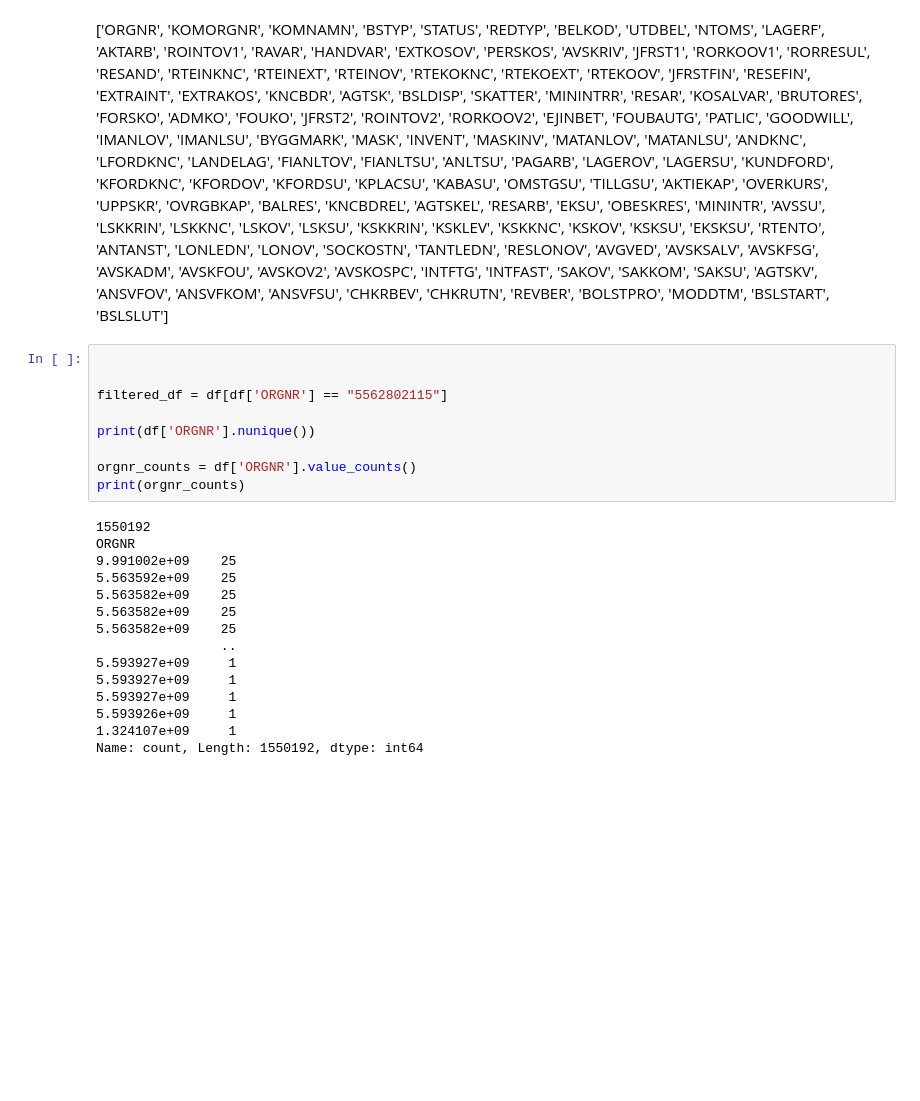
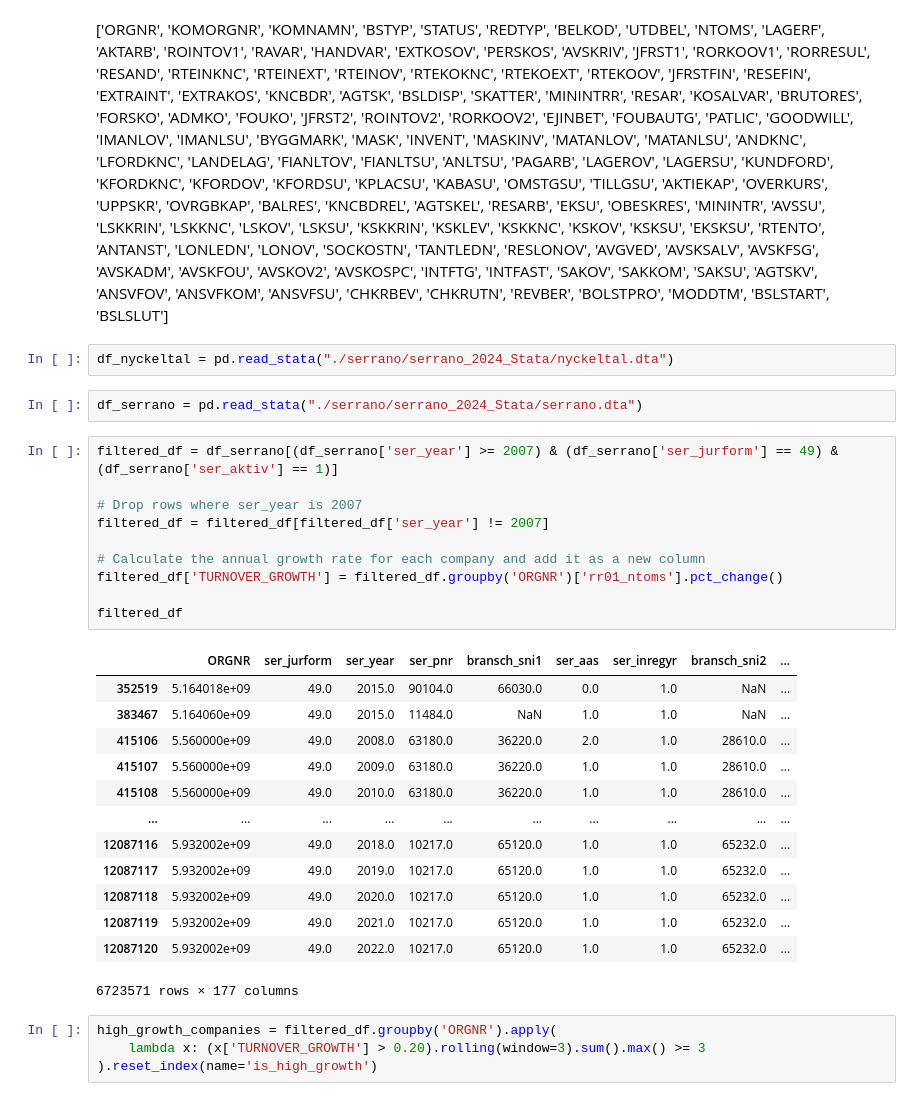
Before and after one commit to jonasfagerlund/Msc-Thesis, a Jupyter notebook: main.ipynb, the cells around one changed output. Cells and saved outputs as stored; diff of their text form; blank space fills up the shorter version.

```diff
--- a/main.ipynb
+++ b/main.ipynb
@@ -5,26 +23,34 @@ df = pd.read_stata("./serrano_2024_Stata/serrano_2024_Stata/serrano.dta")
 # %% [markdown]
 ['ORGNR', 'KOMORGNR', 'KOMNAMN', 'BSTYP', 'STATUS', 'REDTYP', 'BELKOD', 'UTDBEL', 'NTOMS', 'LAGERF', 'AKTARB', 'ROINTOV1', 'RAVAR', 'HANDVAR', 'EXTKOSOV', 'PERSKOS', 'AVSKRIV', 'JFRST1', 'RORKOOV1', 'RORRESUL', 'RESAND', 'RTEINKNC', 'RTEINEXT', 'RTEINOV', 'RTEKOKNC', 'RTEKOEXT', 'RTEKOOV', 'JFRSTFIN', 'RESEFIN', 'EXTRAINT', 'EXTRAKOS', 'KNCBDR', 'AGTSK', 'BSLDISP', 'SKATTER', 'MININTRR', 'RESAR', 'KOSALVAR', 'BRUTORES', 'FORSKO', 'ADMKO', 'FOUKO', 'JFRST2', 'ROINTOV2', 'RORKOOV2', 'EJINBET', 'FOUBAUTG', 'PATLIC', 'GOODWILL', 'IMANLOV', 'IMANLSU', 'BYGGMARK', 'MASK', 'INVENT', 'MASKINV', 'MATANLOV', 'MATANLSU', 'ANDKNC', 'LFORDKNC', 'LANDELAG', 'FIANLTOV', 'FIANLTSU', 'ANLTSU', 'PAGARB', 'LAGEROV', 'LAGERSU', 'KUNDFORD', 'KFORDKNC', 'KFORDOV', 'KFORDSU', 'KPLACSU', 'KABASU', 'OMSTGSU', 'TILLGSU', 'AKTIEKAP', 'OVERKURS', 'UPPSKR', 'OVRGBKAP', 'BALRES', 'KNCBDREL', 'AGTSKEL', 'RESARB', 'EKSU', 'OBESKRES', 'MININTR', 'AVSSU', 'LSKKRIN', 'LSKKNC', 'LSKOV', 'LSKSU', 'KSKKRIN', 'KSKLEV', 'KSKKNC', 'KSKOV', 'KSKSU', 'EKSKSU', 'RTENTO', 'ANTANST', 'LONLEDN', 'LONOV', 'SOCKOSTN', 'TANTLEDN', 'RESLONOV', 'AVGVED', 'AVSKSALV', 'AVSKFSG', 'AVSKADM', 'AVSKFOU', 'AVSKOV2', 'AVSKOSPC', 'INTFTG', 'INTFAST', 'SAKOV', 'SAKKOM', 'SAKSU', 'AGTSKV', 'ANSVFOV', 'ANSVFKOM', 'ANSVFSU', 'CHKRBEV', 'CHKRUTN', 'REVBER', 'BOLSTPRO', 'MODDTM', 'BSLSTART', 'BSLSLUT']
-# %%
-
-
-filtered_df = df[df['ORGNR'] == "5562802115"]
-
-print(df['ORGNR'].nunique())
-
-orgnr_counts = df['ORGNR'].value_counts()
-print(orgnr_counts)
-# %% [output]
-1550192
-ORGNR
-9.991002e+09    25
-5.563592e+09    25
-5.563582e+09    25
-5.563582e+09    25
-5.563582e+09    25
-                ..
-5.593927e+09     1
-5.593927e+09     1
-5.593927e+09     1
-5.593926e+09     1
-1.324107e+09     1
-Name: count, Length: 1550192, dtype: int64
+# %%
+df_nyckeltal = pd.read_stata("./serrano/serrano_2024_Stata/nyckeltal.dta")
+# %%
+df_serrano = pd.read_stata("./serrano/serrano_2024_Stata/serrano.dta")
+# %%
+filtered_df = df_serrano[(df_serrano['ser_year'] >= 2007) & (df_serrano['ser_jurform'] == 49) & (df_serrano['ser_aktiv'] == 1)]
+
+# Drop rows where ser_year is 2007
+filtered_df = filtered_df[filtered_df['ser_year'] != 2007]
+
+# Calculate the annual growth rate for each company and add it as a new column
+filtered_df['TURNOVER_GROWTH'] = filtered_df.groupby('ORGNR')['rr01_ntoms'].pct_change()
+
+filtered_df
+# %% [output]
+|  | ORGNR | ser_jurform | ser_year | ser_pnr | bransch_sni1 | ser_aas | ser_inregyr | bransch_sni2 | ... |
+| 352519 | 5.164018e+09 | 49.0 | 2015.0 | 90104.0 | 66030.0 | 0.0 | 1.0 | NaN | ... |
+| 383467 | 5.164060e+09 | 49.0 | 2015.0 | 11484.0 | NaN | 1.0 | 1.0 | NaN | ... |
+| 415106 | 5.560000e+09 | 49.0 | 2008.0 | 63180.0 | 36220.0 | 2.0 | 1.0 | 28610.0 | ... |
+| 415107 | 5.560000e+09 | 49.0 | 2009.0 | 63180.0 | 36220.0 | 1.0 | 1.0 | 28610.0 | ... |
+| 415108 | 5.560000e+09 | 49.0 | 2010.0 | 63180.0 | 36220.0 | 1.0 | 1.0 | 28610.0 | ... |
+| ... | ... | ... | ... | ... | ... | ... | ... | ... | ... |
+| 12087116 | 5.932002e+09 | 49.0 | 2018.0 | 10217.0 | 65120.0 | 1.0 | 1.0 | 65232.0 | ... |
+| 12087117 | 5.932002e+09 | 49.0 | 2019.0 | 10217.0 | 65120.0 | 1.0 | 1.0 | 65232.0 | ... |
+| 12087118 | 5.932002e+09 | 49.0 | 2020.0 | 10217.0 | 65120.0 | 1.0 | 1.0 | 65232.0 | ... |
+| 12087119 | 5.932002e+09 | 49.0 | 2021.0 | 10217.0 | 65120.0 | 1.0 | 1.0 | 65232.0 | ... |
+| 12087120 | 5.932002e+09 | 49.0 | 2022.0 | 10217.0 | 65120.0 | 1.0 | 1.0 | 65232.0 | ... |
+6723571 rows × 177 columns
+# %%
+high_growth_companies = filtered_df.groupby('ORGNR').apply(
+    lambda x: (x['TURNOVER_GROWTH'] > 0.20).rolling(window=3).sum().max() >= 3
+).reset_index(name='is_high_growth')
```
Also changed, not shown: parts of 15 cells of this notebook, 8 other files.
